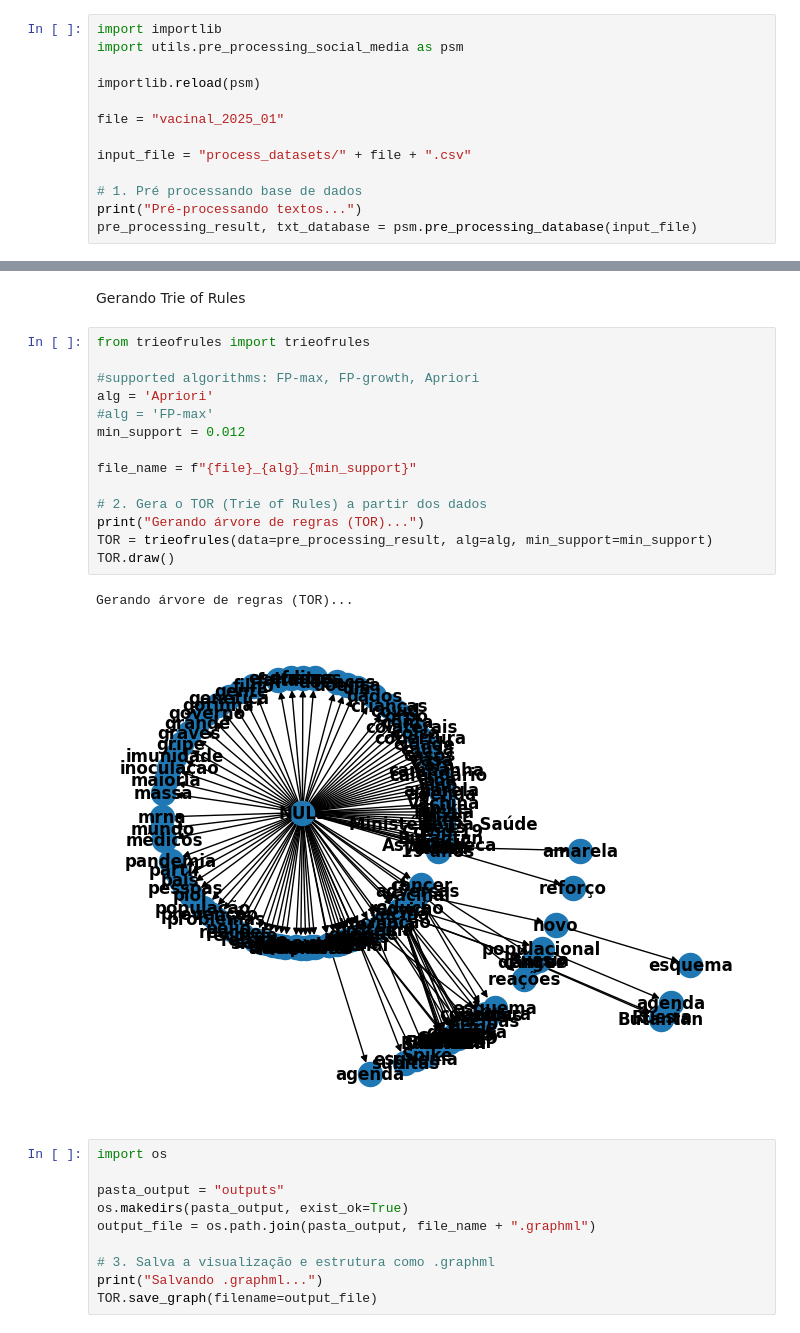
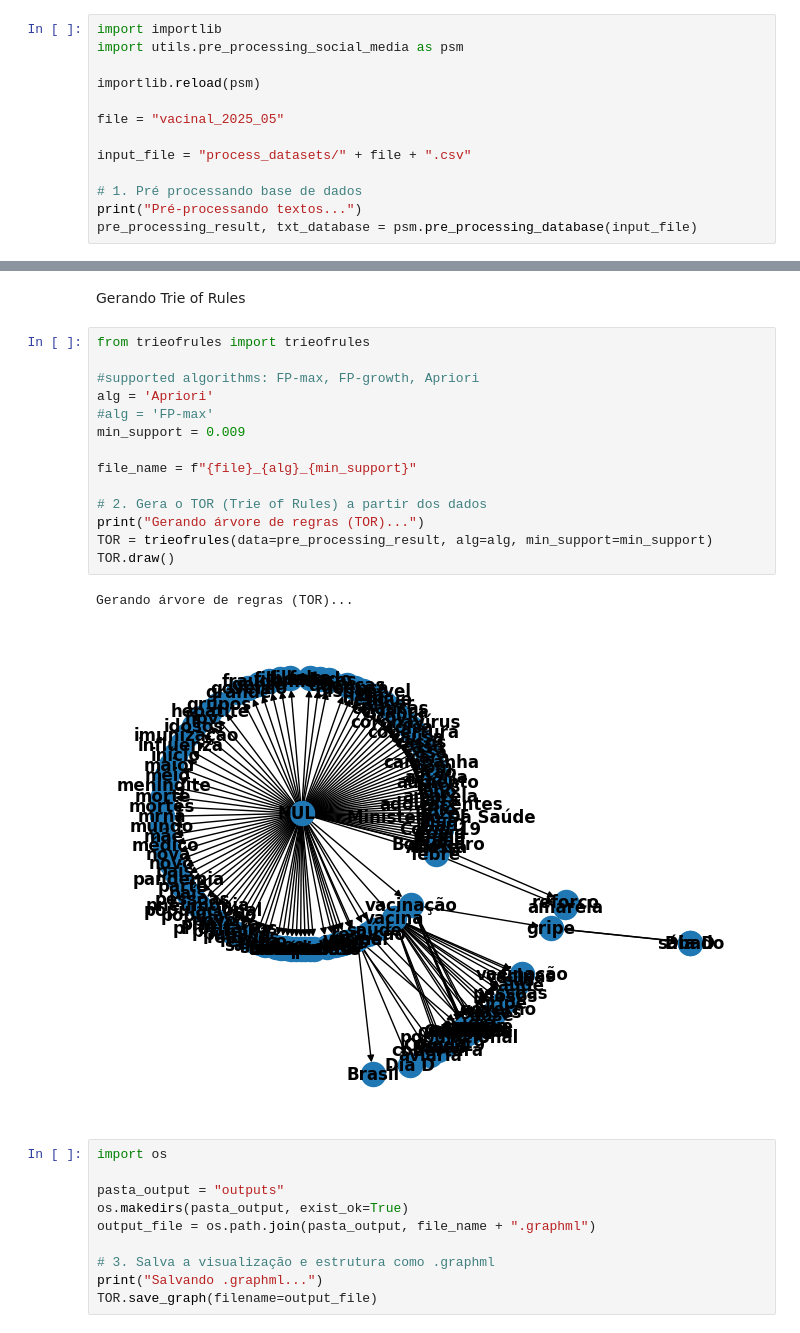
Before and after one commit to luiza-bolonha/Pre-Processing-ToR, a Jupyter notebook: main_social_media.ipynb, the cells around one changed output, grey strips where cells are left out. Cells and saved outputs as stored; diff of their text form.

Commit message:
outras visualizacoes postagens

```diff
--- a/main_social_media.ipynb
+++ b/main_social_media.ipynb
@@ -8,7 +8,7 @@ import utils.pre_processing_social_media as psm
 
 importlib.reload(psm)
 
-file = "vacinal_2025_01"
+file = "vacinal_2025_05"
 
 input_file = "process_datasets/" + file + ".csv"
 
@@ -22,20 +22,20 @@ Gerando Trie of Rules
 # %%
 from trieofrules import trieofrules
 
 #supported algorithms: FP-max, FP-growth, Apriori
 alg = 'Apriori'
 #alg = 'FP-max'
-min_support = 0.012
+min_support = 0.009
 
 file_name = f"{file}_{alg}_{min_support}"
 
 # 2. Gera o TOR (Trie of Rules) a partir dos dados
 print("Gerando árvore de regras (TOR)...")
 TOR = trieofrules(data=pre_processing_result, alg=alg, min_support=min_support)
 TOR.draw()
 # %% [output]
 Gerando árvore de regras (TOR)...
-[figure, old version]
+[figure, new version]
 # %%
 import os
 
```
Also changed, not shown: parts of 8 cells of this notebook, 1 other file.
